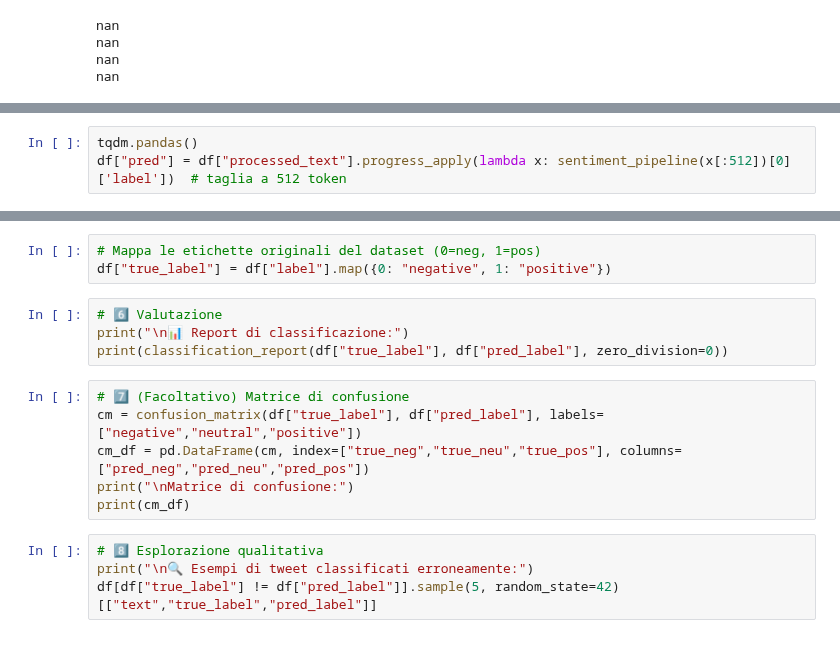
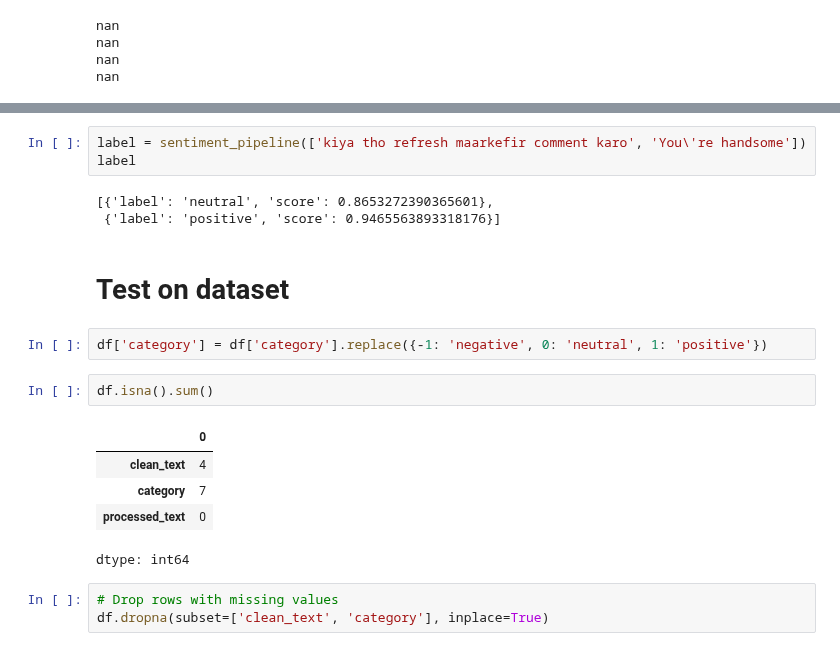
Before and after one commit to silentfortin/ai-portfolio, a Jupyter notebook: 10-mlops-reputation/notebooks/sentiment_analysis.ipynb, the cells around one changed output, grey strips where cells are left out. Saved outputs shown, nothing was run; the diff lists cells and outputs as text.

```diff
--- a/10-mlops-reputation/notebooks/sentiment_analysis.ipynb
+++ b/10-mlops-reputation/notebooks/sentiment_analysis.ipynb
@@ -110,3 +138,0 @@ sentiment_pipeline = pipeline("sentiment-analysis", model=model_name, tokenizer=
-# %%
-tqdm.pandas()
-df["pred"] = df["processed_text"].progress_apply(lambda x: sentiment_pipeline(x[:512])[0]['label'])  # taglia a 512 token
@@ -120,17 +139,21 @@ df["pred_label"] = df["pred"].map(mapping)
-# %%
-# Mappa le etichette originali del dataset (0=neg, 1=pos)
-df["true_label"] = df["label"].map({0: "negative", 1: "positive"})
-# %%
-# 6️⃣ Valutazione
-print("\n📊 Report di classificazione:")
-print(classification_report(df["true_label"], df["pred_label"], zero_division=0))
-# %%
-# 7️⃣ (Facoltativo) Matrice di confusione
-cm = confusion_matrix(df["true_label"], df["pred_label"], labels=["negative","neutral","positive"])
-cm_df = pd.DataFrame(cm, index=["true_neg","true_neu","true_pos"], columns=["pred_neg","pred_neu","pred_pos"])
-print("\nMatrice di confusione:")
-print(cm_df)
-# %%
-# 8️⃣ Esplorazione qualitativa
-print("\n🔍 Esempi di tweet classificati erroneamente:")
-df[df["true_label"] != df["pred_label"]].sample(5, random_state=42)[["text","true_label","pred_label"]]
+# %%
+label = sentiment_pipeline(['kiya tho refresh maarkefir comment karo', 'You\'re handsome'])
+label
+# %% [output]
+[{'label': 'neutral', 'score': 0.8653272390365601},
+ {'label': 'positive', 'score': 0.9465563893318176}]
+# %% [markdown]
+# Test on dataset
+# %%
+df['category'] = df['category'].replace({-1: 'negative', 0: 'neutral', 1: 'positive'})
+# %%
+df.isna().sum()
+# %% [output]
+|  | 0 |
+| clean_text | 4 |
+| category | 7 |
+| processed_text | 0 |
+dtype: int64
+# %%
+# Drop rows with missing values
+df.dropna(subset=['clean_text', 'category'], inplace=True)
```
Also changed, not shown: parts of 19 cells of this notebook.
